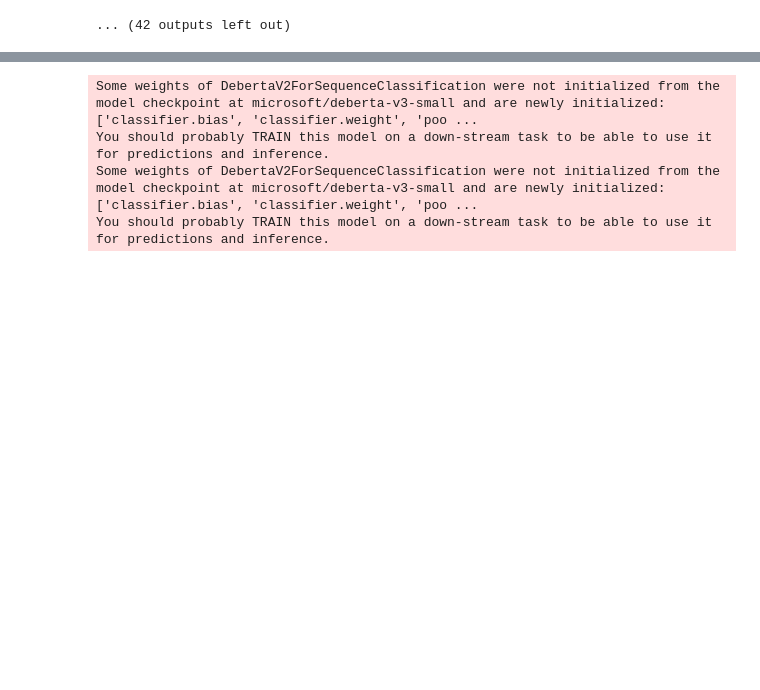
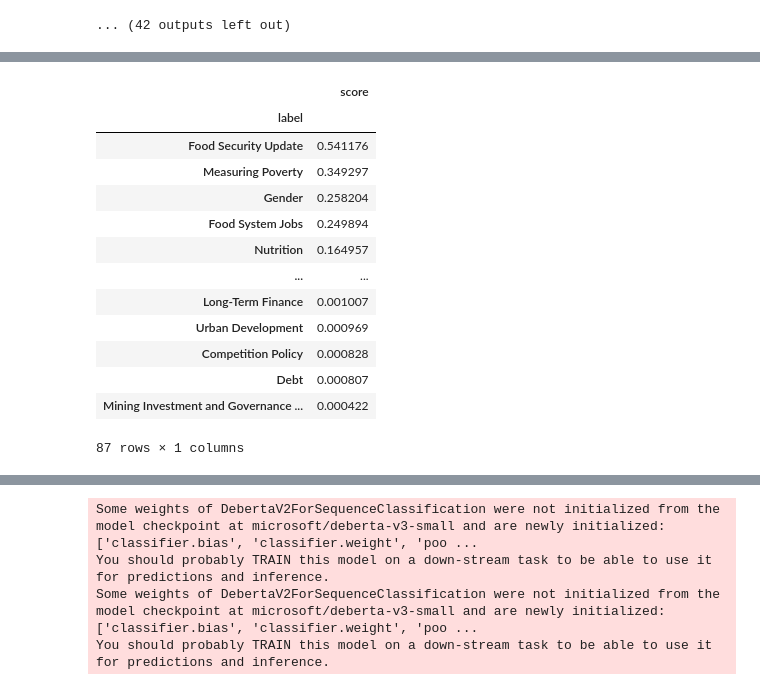
Before and after one commit to avsolatorio/doc-topics, a Jupyter notebook: notebooks/World_Bank_Topics_Analysis_with_LLM.ipynb, the cells around one changed output, grey strips where cells are left out. Saved outputs shown, nothing was run; the diff lists cells and outputs as text; code cells hidden in the pictures; blank space fills up the shorter version.

```diff
--- a/notebooks/World_Bank_Topics_Analysis_with_LLM.ipynb
+++ b/notebooks/World_Bank_Topics_Analysis_with_LLM.ipynb
@@ -626,0 +904,17 @@ You should probably TRAIN this model on a down-stream task to be able to use it
+# %%
+pd.DataFrame.from_records(classifiers[c](inp)[0], index="label")
+# %% [output]
+|  | score |
+| label |  |
+| Food Security Update | 0.541176 |
+| Measuring Poverty | 0.349297 |
+| Gender | 0.258204 |
+| Food System Jobs | 0.249894 |
+| Nutrition | 0.164957 |
+| ... | ... |
+| Long-Term Finance | 0.001007 |
+| Urban Development | 0.000969 |
+| Competition Policy | 0.000828 |
+| Debt | 0.000807 |
+| Mining Investment and Governance ... | 0.000422 |
+87 rows × 1 columns
```
Also changed, not shown: parts of 23 cells of this notebook, 1 other file.
